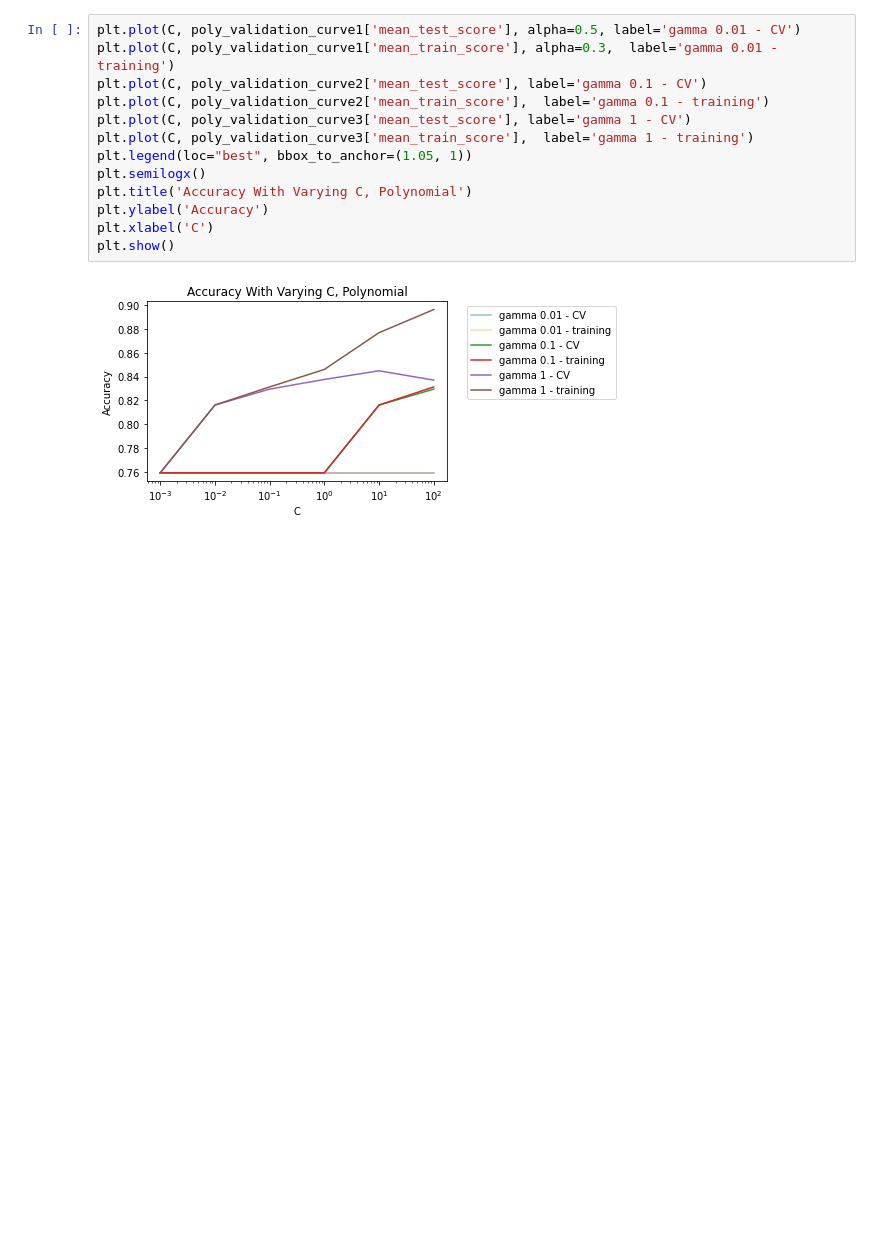
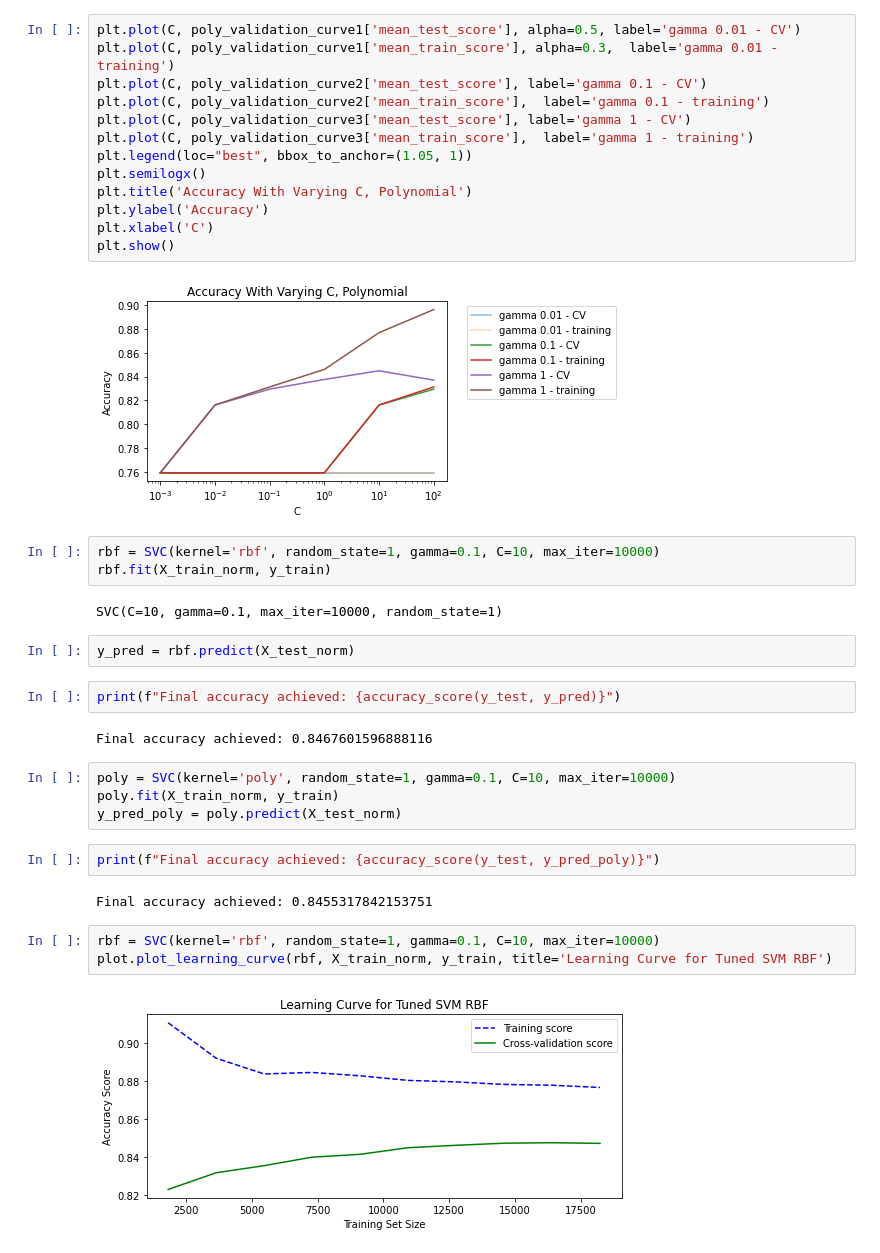
Before and after one commit to eugeneoh/CS7641, a Jupyter notebook: adult_svm.ipynb, the cells around one changed output. Cells and saved outputs as stored; diff of their text form; blank space fills up the shorter version.

```diff
--- a/adult_svm.ipynb
+++ b/adult_svm.ipynb
@@ -155,3 +155,27 @@ plt.xlabel('C')
 plt.show()
 # %% [output]
 [figure]
+# %%
+rbf = SVC(kernel='rbf', random_state=1, gamma=0.1, C=10, max_iter=10000)
+rbf.fit(X_train_norm, y_train)
+# %% [output]
+SVC(C=10, gamma=0.1, max_iter=10000, random_state=1)
+# %%
+y_pred = rbf.predict(X_test_norm)
+# %%
+print(f"Final accuracy achieved: {accuracy_score(y_test, y_pred)}")
+# %% [output]
+Final accuracy achieved: 0.8467601596888116
+# %%
+poly = SVC(kernel='poly', random_state=1, gamma=0.1, C=10, max_iter=10000)
+poly.fit(X_train_norm, y_train)
+y_pred_poly = poly.predict(X_test_norm)
+# %%
+print(f"Final accuracy achieved: {accuracy_score(y_test, y_pred_poly)}")
+# %% [output]
+Final accuracy achieved: 0.8455317842153751
+# %%
+rbf = SVC(kernel='rbf', random_state=1, gamma=0.1, C=10, max_iter=10000)
+plot.plot_learning_curve(rbf, X_train_norm, y_train, title='Learning Curve for Tuned SVM RBF')
+# %% [output]
+[figure, added]
```
Also changed, not shown: parts of 1 cell of this notebook, 16 other files.
